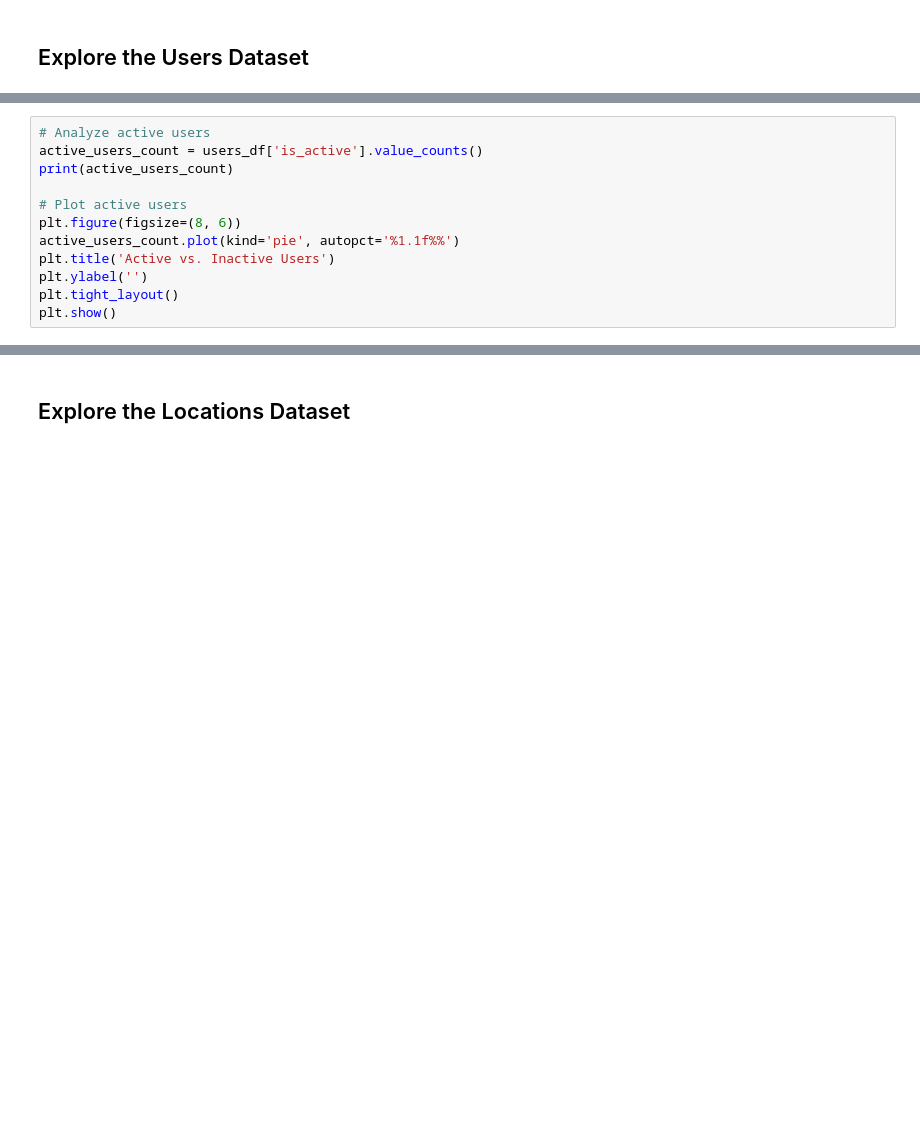
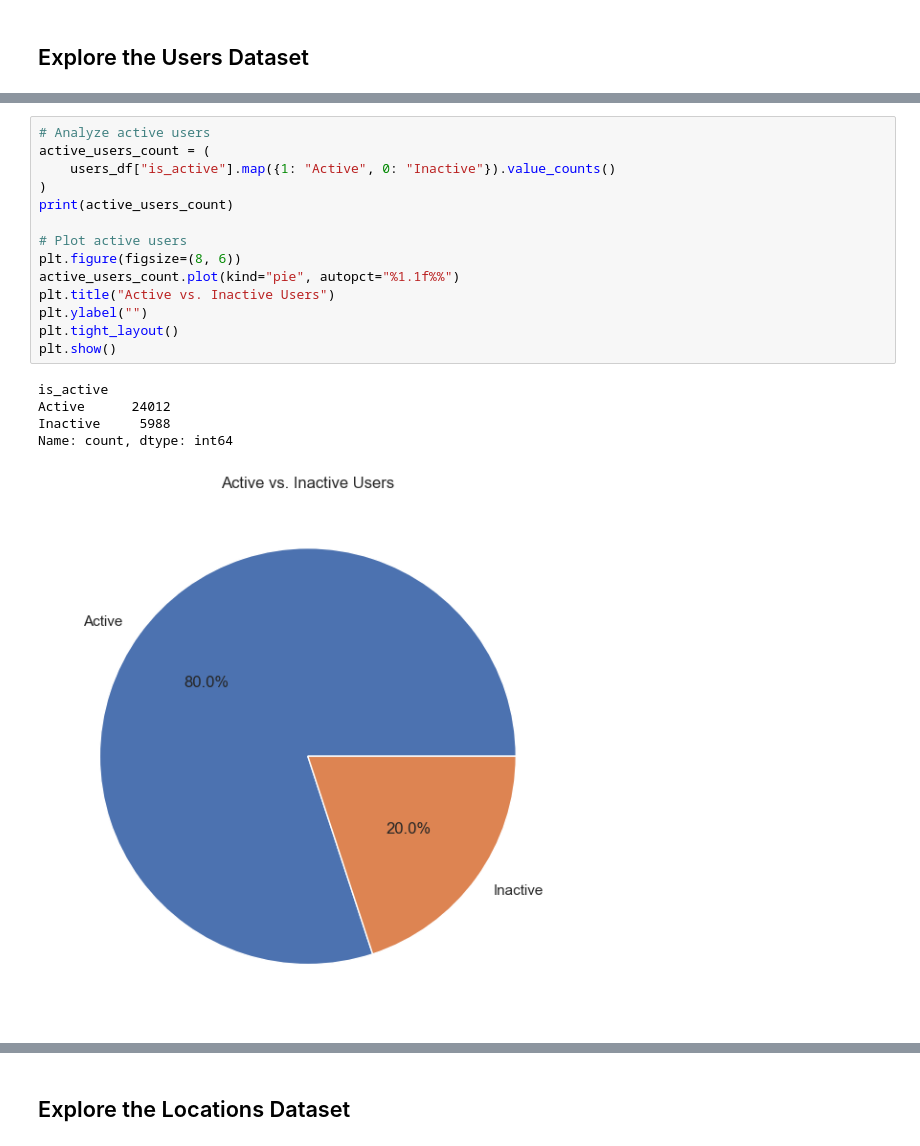
Before and after one commit to KPrince-coder/emr-big-data-processing, a Jupyter notebook: notebooks/data_exploration.ipynb, the cells around one changed output, grey strips where cells are left out. Drawn from its saved outputs; the diff is of its cells as text; blank space fills up the shorter version.

```diff
--- a/notebooks/data_exploration.ipynb
+++ b/notebooks/data_exploration.ipynb
@@ -81,14 +148,22 @@ users_df.isnull().sum()
 # %%
 # Analyze active users
-active_users_count = users_df['is_active'].value_counts()
+active_users_count = (
+    users_df["is_active"].map({1: "Active", 0: "Inactive"}).value_counts()
+)
 print(active_users_count)
 
 # Plot active users
 plt.figure(figsize=(8, 6))
-active_users_count.plot(kind='pie', autopct='%1.1f%%')
-plt.title('Active vs. Inactive Users')
-plt.ylabel('')
+active_users_count.plot(kind="pie", autopct="%1.1f%%")
+plt.title("Active vs. Inactive Users")
+plt.ylabel("")
 plt.tight_layout()
 plt.show()
+# %% [output]
+is_active
+Active      24012
+Inactive     5988
+Name: count, dtype: int64
+[figure, added]
 # %%
 # Convert creation_date to datetime
```
Also changed, not shown: parts of 25 cells of this notebook, 4 other files.
